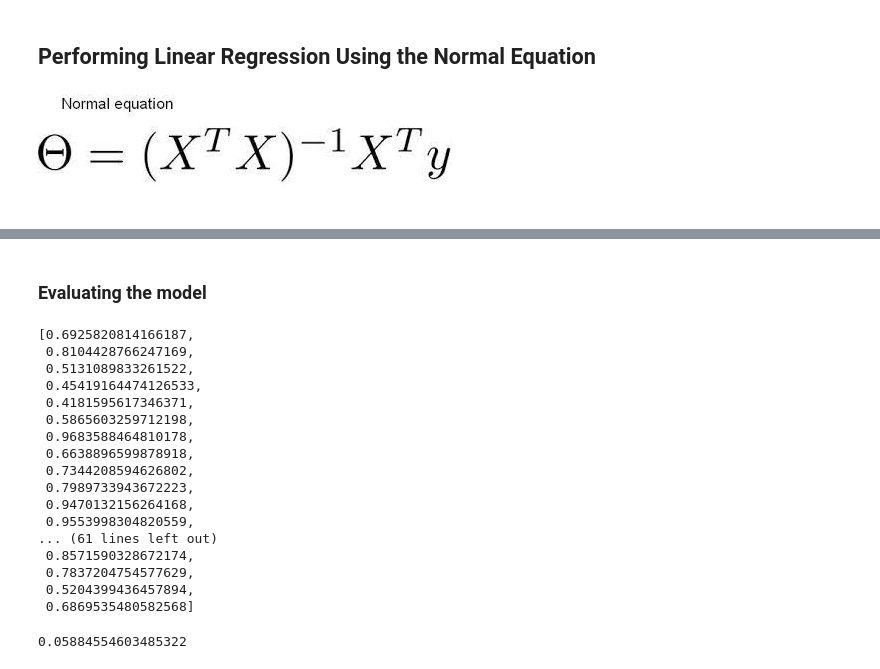
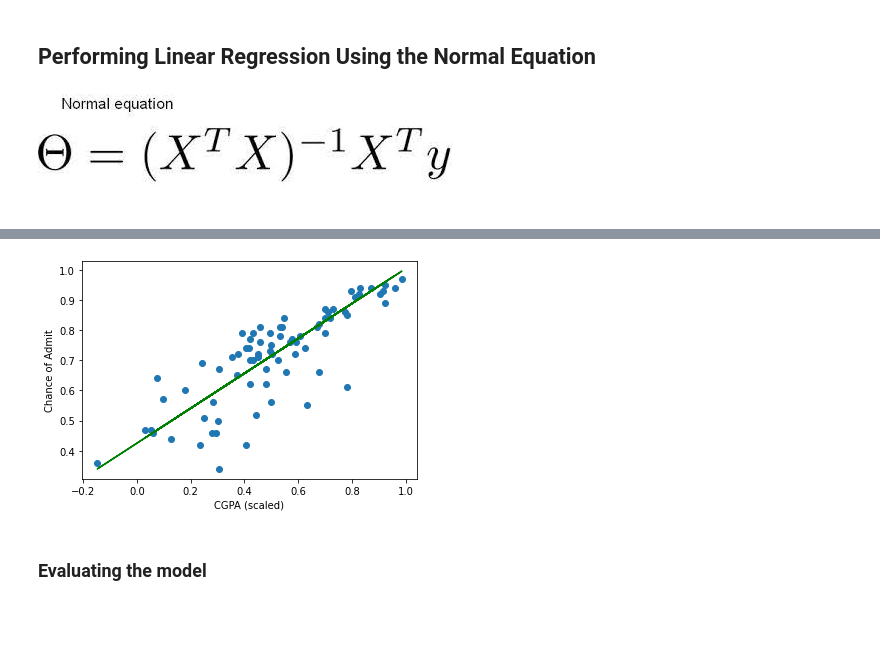
Before and after one commit to daniel-saeedi/SummerSchool-Project1, a Jupyter notebook: AdmissionChancePredictor.ipynb, the cells around one changed output, grey strips where cells are left out. Drawn from its saved outputs; the diff is of its cells as text; code cells hidden in the pictures; blank space fills up the shorter version.

```diff
--- a/AdmissionChancePredictor.ipynb
+++ b/AdmissionChancePredictor.ipynb
@@ -336,3 +370,15 @@ array([0.39104027, 0.10249619, 0.03716458, 0.03296675, 0.00497858,
+# %%
+# scatter plot of test set
+plt.scatter(X_test_scaled['CGPA'], y_test)
+
+# output of predictor function (a line)
+plt.plot(X_test_scaled['CGPA'], predict(theta_scaled, X_test_mat_scaled), c='green')
+
+plt.xlabel('CGPA (scaled)')
+plt.ylabel('Chance of Admit')
+plt.show()
+# %% [output]
+[figure, added]
 # %% [markdown]
 ### Evaluating the model
 # %%
@@ -346,25 +385,0 @@ def predict(theta, data):
-# %%
-predictions = predict(theta, X_test2)
-predictions
-# %% [output]
-[0.6925820814166187,
- 0.8104428766247169,
- 0.5131089833261522,
- 0.45419164474126533,
- 0.4181595617346371,
- 0.5865603259712198,
- 0.9683588464810178,
- 0.6638896599878918,
- 0.7344208594626802,
- 0.7989733943672223,
- 0.9470132156264168,
- 0.9553998304820559,
-... (61 lines left out)
- 0.8571590328672174,
- 0.7837204754577629,
- 0.5204399436457894,
- 0.6869535480582568]
-# %%
-mean_absolute_error(y_test,predictions)
-# %% [output]
-0.05884554603485322
```
Also changed, not shown: parts of 26 cells of this notebook.
